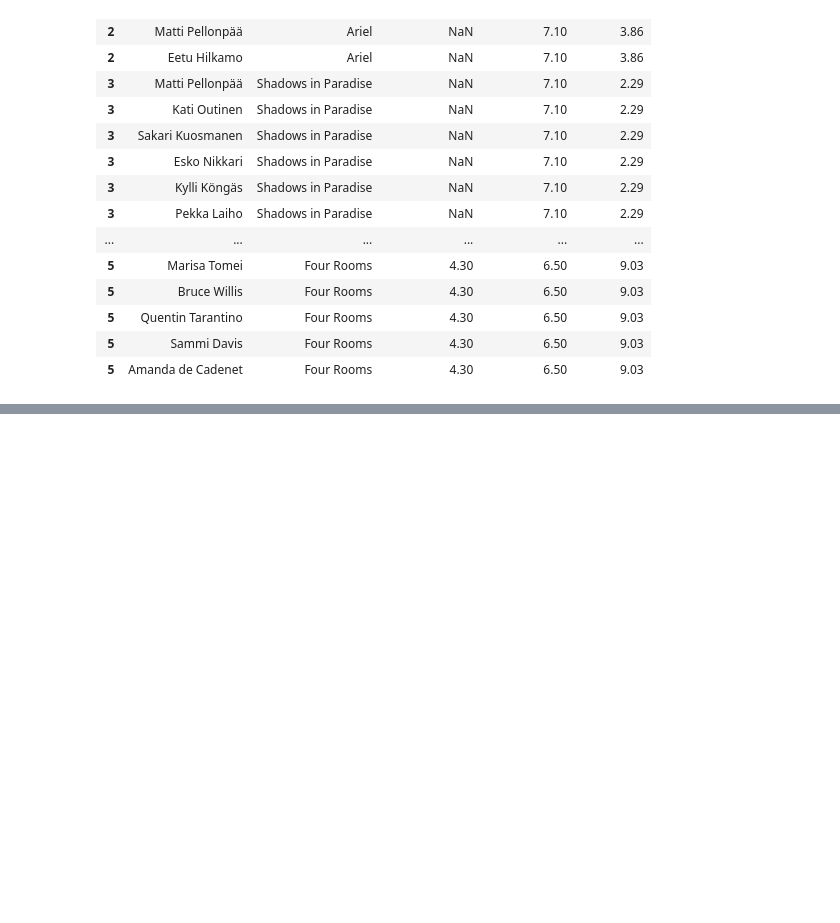
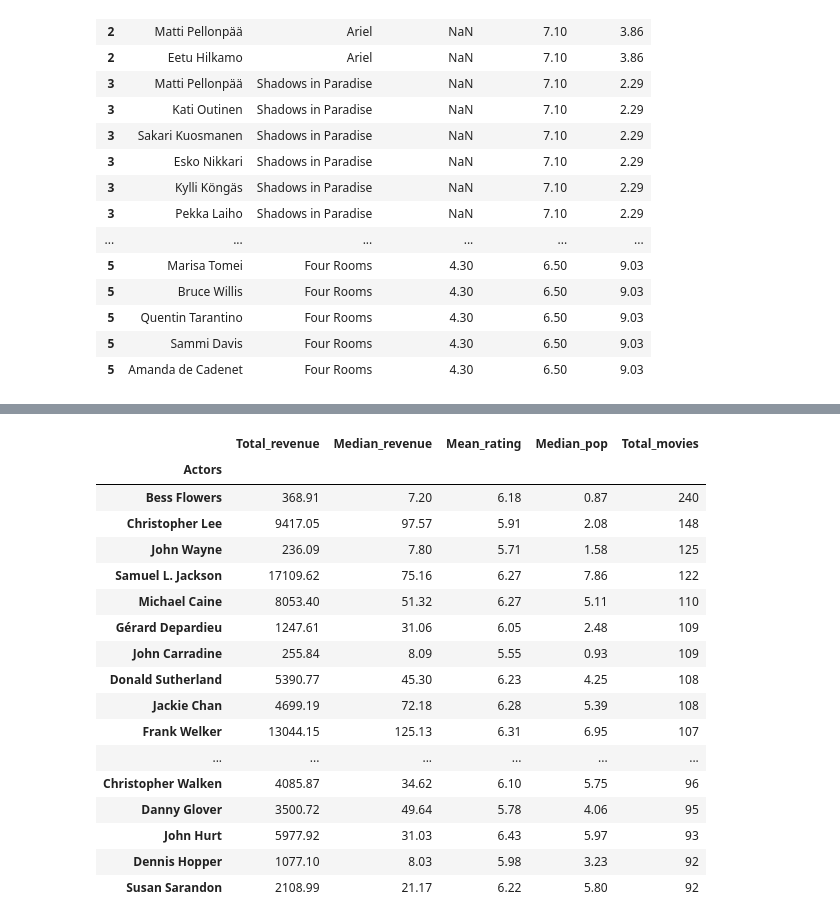
Before and after one commit to RochaErik/DS-MoviesProject, a Jupyter notebook: DS-MoviesProject.ipynb, the cells around one changed output, grey strips where cells are left out. Saved outputs shown, nothing was run; the diff lists cells and outputs as text; code cells hidden in the pictures; blank space fills up the shorter version.

```diff
--- a/DS-MoviesProject.ipynb
+++ b/DS-MoviesProject.ipynb
@@ -1171,0 +1216,21 @@ act.head(20)
+# %%
+actors_data.nlargest(20, 'Total_movies')
+# %% [output]
+|  | Total_revenue | Median_revenue | Mean_rating | Median_pop | Total_movies |
+| Actors |  |  |  |  |  |
+| Bess Flowers | 368.91 | 7.20 | 6.18 | 0.87 | 240 |
+| Christopher Lee | 9417.05 | 97.57 | 5.91 | 2.08 | 148 |
+| John Wayne | 236.09 | 7.80 | 5.71 | 1.58 | 125 |
+| Samuel L. Jackson | 17109.62 | 75.16 | 6.27 | 7.86 | 122 |
+| Michael Caine | 8053.40 | 51.32 | 6.27 | 5.11 | 110 |
+| Gérard Depardieu | 1247.61 | 31.06 | 6.05 | 2.48 | 109 |
+| John Carradine | 255.84 | 8.09 | 5.55 | 0.93 | 109 |
+| Donald Sutherland | 5390.77 | 45.30 | 6.23 | 4.25 | 108 |
+| Jackie Chan | 4699.19 | 72.18 | 6.28 | 5.39 | 108 |
+| Frank Welker | 13044.15 | 125.13 | 6.31 | 6.95 | 107 |
+| ... | ... | ... | ... | ... | ... |
+| Christopher Walken | 4085.87 | 34.62 | 6.10 | 5.75 | 96 |
+| Danny Glover | 3500.72 | 49.64 | 5.78 | 4.06 | 95 |
+| John Hurt | 5977.92 | 31.03 | 6.43 | 5.97 | 93 |
+| Dennis Hopper | 1077.10 | 8.03 | 5.98 | 3.23 | 92 |
+| Susan Sarandon | 2108.99 | 21.17 | 6.22 | 5.80 | 92 |
```
Also changed, not shown: parts of 11 cells of this notebook.
